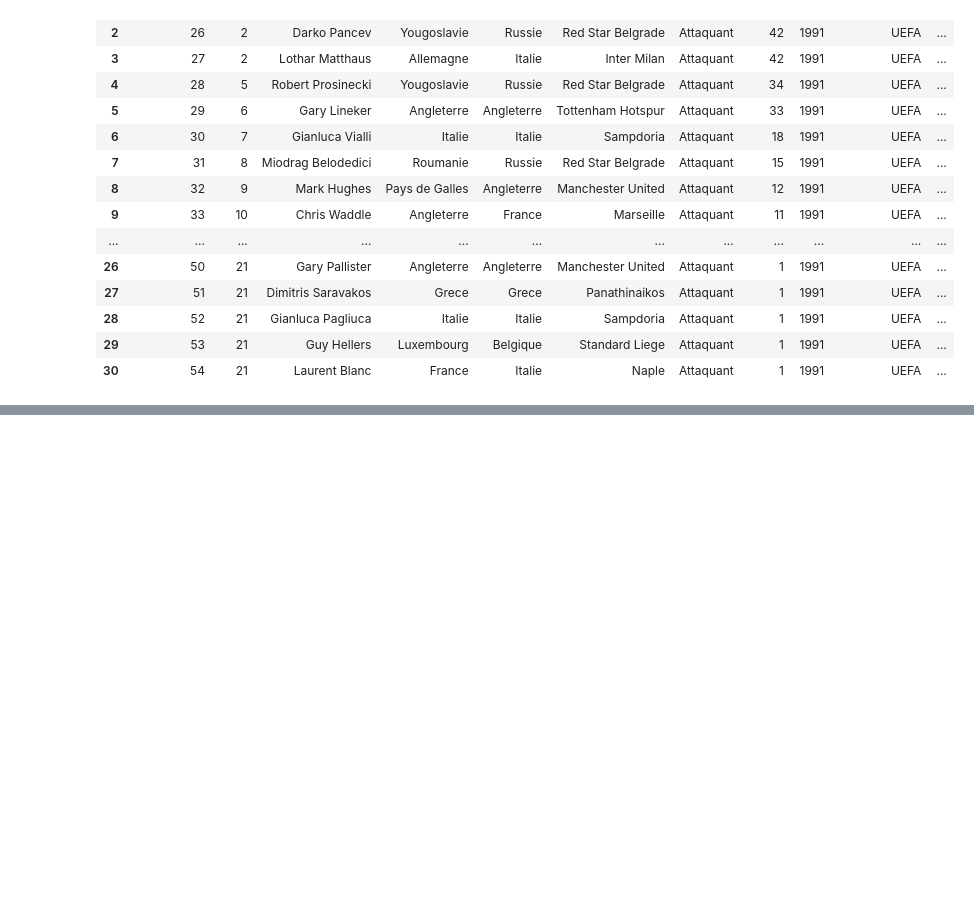
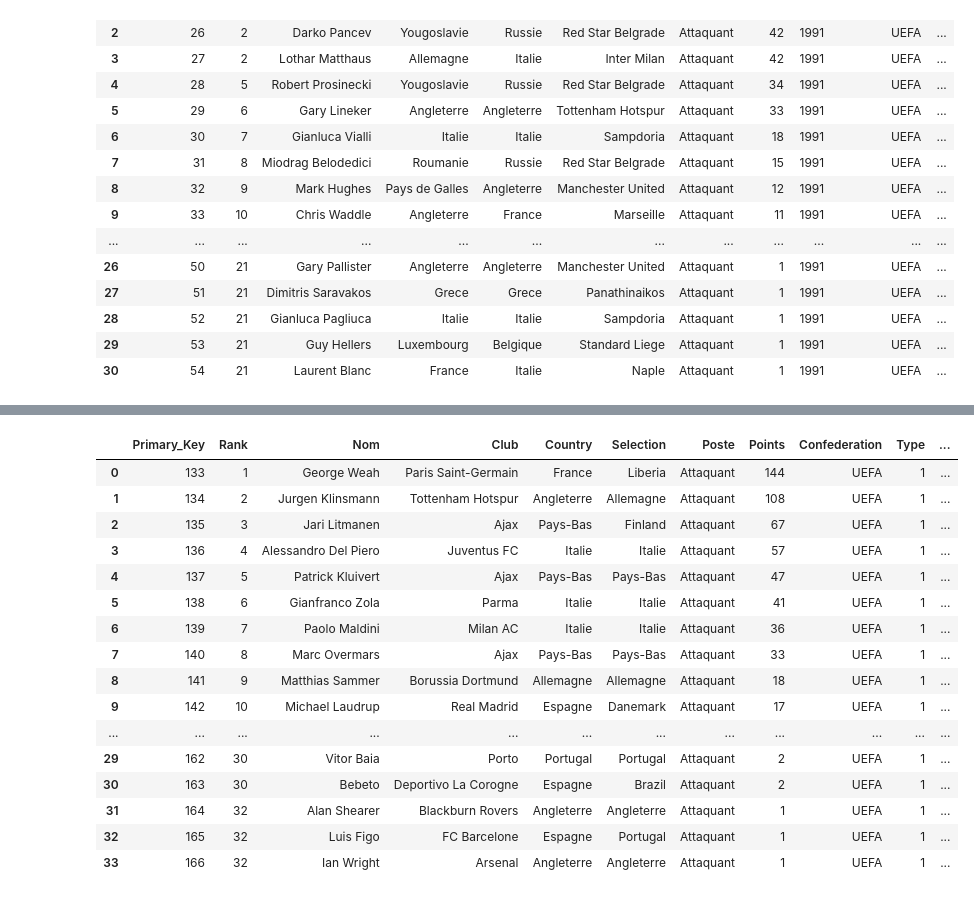
Before and after one commit to Lamessolo/BallonD_or_Analyse, a Jupyter notebook: Add_Column_Country.ipynb, the cells around one changed output, grey strips where cells are left out. Drawn from its saved outputs; the diff is of its cells as text; code cells hidden in the pictures; blank space fills up the shorter version.

Commit message:
Collecte et clean data

```diff
--- a/Add_Column_Country.ipynb
+++ b/Add_Column_Country.ipynb
@@ -514,3 +514,75 @@ La colonne 'Country' existe dans le DataFrame.
 | 25 | 130 | 24 | Martin Dahlin | Suede | Allemagne | Borussia Mönchengladbach | Attaquant | 1 | UEFA | 1 | ... |
 | 26 | 131 | 24 | Pep Guardiola | Espagne | Espagne | FC Barcelone | Attaquant | 1 | UEFA | 1 | ... |
 | 27 | 132 | 24 | Andreas Moller | Allemagne | Allemagne | Borussia Dortmund | Attaquant | 1 | UEFA | 1 | ... |
+# %%
+#Ouvrir et lire le csv necessaire
+import pandas as pd
+
+tab_players_1995 = pd.read_csv("players_90_99/tab_players_1995.csv")
+
+# Ajouter une colonne au tableau de joueurs appeler "country" si elle n'existe pas
+# Vérification de l'existence de la colonne
+column_country = 'Country'
+if column_country in tab_players_1995.columns:
+    print(f"La colonne '{column_country}' existe dans le DataFrame.")
+else:
+    print(f"La colonne '{column_country}' n'existe pas dans le DataFrame.")
+       # Ajouter une colonne au tableau de joueurs appeler "country"
+    tab_players_1995.insert(loc=4, column='Country', value='neant')
+
+
+# Modifier une cellule spécifique
+tab_players_1995.at[0,'Club'] = 'Paris Saint-Germain'
+# Modifier une cellule spécifique
+tab_players_1995.at[1,'Club'] = 'Tottenham Hotspur'
+tab_players_1995.at[26,'Club'] = 'Real Zaragoza'
+
+# Creer des listes par pays des differentes équipes
+france_liste = ["Paris Saint-Germain","Nice","Marseille","Auxerre","Monaco","Caen"]
+espagne_liste = ["FC Barcelone","Atletico Madrid","Real Madrid","Barcelone","Deportivo La Corogne"]
+italie_liste = ["Juventus FC","Sampdoria","Real Zaragoza",
+                "Milan AC","Inter Milan","Fiorentina","Roma","Lazio","Naple","Torino","Pisa","Parma","Atalanta"]
+allemagne_liste=["FC Cologne","Cologne","Werder Bremen","Hamburger SV", "Kaiserslautern",
+                 "Borussia Dortmund","VfB Stuttgart","Bayern Munich","Karlsruher SC","Borussia Mönchengladbach"]
+angleterre_liste=["Liverpool","Celtic","Aberdeen","Derby County","Newcastle United","Leeds United","Blackburn Rovers",
+                  "Tottenham Hotspur","Aston Villa","Nottingham Forest","Manchester United","Rangers","Arsenal"]
+belguim_liste=["Mechelen","Standard Liege"]
+russie_liste=["Red Star Belgrade"]
+roumania_liste=["Steauat Bucarest"]
+ukraine_liste=["Dynamo Kiev"]
+portugal_liste=["Porto","FC Porto","Benfica","Sporting CP"]
+greece_liste=["Panathinaikos","AEK Athens"]
+hollande_liste=["Ajax","PSV Eindhoven"]
+#Je modify value of  country column
+# Vérifier si la valeur de la colonne 'Selection' se trouve dans le tableau de valeurs
+french_club = tab_players_1995['Club'].isin(france_liste)
+spain_club = tab_players_1995['Club'].isin(espagne_liste)
+italie_Club = tab_players_1995['Club'].isin(italie_liste)
+allemagne_Club = tab_players_1995['Club'].isin(allemagne_liste)
+angleterre_Club = tab_players_1995['Club'].isin(angleterre_liste)
+belguim_Club = tab_players_1995['Club'].isin(belguim_liste)
+russie_Club = tab_players_1995['Club'].isin(russie_liste)
+roumania_Club = tab_players_1995['Club'].isin(roumania_liste)
+ukraine_Club = tab_players_1995['Club'].isin(ukraine_liste)
+greece_Club = tab_players_1995['Club'].isin(greece_liste)
+hollande_Club = tab_players_1995['Club'].isin(hollande_liste)
+portugal_Club = tab_players_1995['Club'].isin(portugal_liste)
+
+# Modifier la valeur de la colonne 'Type' en fonction de la condition
+tab_players_1995.loc[french_club, 'Country'] = 'France'
+tab_players_1995.loc[spain_club, 'Country'] = 'Espagne'
+tab_players_1995.loc[italie_Club, 'Country'] = 'Italie'
+tab_players_1995.loc[allemagne_Club, 'Country'] = 'Allemagne'
+tab_players_1995.loc[angleterre_Club, 'Country'] = 'Angleterre'
+tab_players_1995.loc[belguim_Club, 'Country'] = 'Belgique'
+tab_players_1995.loc[russie_Club, 'Country'] = 'Russie'
+tab_players_1995.loc[ukraine_Club, 'Country'] = 'Ukraine'
+tab_players_1995.loc[roumania_Club, 'Country'] = 'Roumanie'
+tab_players_1995.loc[greece_Club, 'Country'] = 'Grece'
+tab_players_1995.loc[hollande_Club, 'Country'] = 'Pays-Bas'
+tab_players_1995.loc[portugal_Club, 'Country'] = 'Portugal'
+
+ # ecrire un dataframe dans un fichier
+tab_players_1995.to_csv(r'C:\Users\messj\Ballon_d_Or\players_90_99\tab_players_1995.csv', sep = ',',header=True, index=False)
+tab_players_1995
+# %% [output]
@@ -516,0 +590,17 @@ La colonne 'Country' existe dans le DataFrame.
+|  | Primary_Key | Rank | Nom | Club | Country | Selection | Poste | Points | Confederation | Type | ... |
+| 0 | 133 | 1 | George Weah | Paris Saint-Germain | France | Liberia | Attaquant | 144 | UEFA | 1 | ... |
+| 1 | 134 | 2 | Jurgen Klinsmann | Tottenham Hotspur | Angleterre | Allemagne | Attaquant | 108 | UEFA | 1 | ... |
+| 2 | 135 | 3 | Jari Litmanen | Ajax | Pays-Bas | Finland | Attaquant | 67 | UEFA | 1 | ... |
+| 3 | 136 | 4 | Alessandro Del Piero | Juventus FC | Italie | Italie | Attaquant | 57 | UEFA | 1 | ... |
+| 4 | 137 | 5 | Patrick Kluivert | Ajax | Pays-Bas | Pays-Bas | Attaquant | 47 | UEFA | 1 | ... |
+| 5 | 138 | 6 | Gianfranco Zola | Parma | Italie | Italie | Attaquant | 41 | UEFA | 1 | ... |
+| 6 | 139 | 7 | Paolo Maldini | Milan AC | Italie | Italie | Attaquant | 36 | UEFA | 1 | ... |
+| 7 | 140 | 8 | Marc Overmars | Ajax | Pays-Bas | Pays-Bas | Attaquant | 33 | UEFA | 1 | ... |
+| 8 | 141 | 9 | Matthias Sammer | Borussia Dortmund | Allemagne | Allemagne | Attaquant | 18 | UEFA | 1 | ... |
+| 9 | 142 | 10 | Michael Laudrup | Real Madrid | Espagne | Danemark | Attaquant | 17 | UEFA | 1 | ... |
+| ... | ... | ... | ... | ... | ... | ... | ... | ... | ... | ... | ... |
+| 29 | 162 | 30 | Vitor Baia | Porto | Portugal | Portugal | Attaquant | 2 | UEFA | 1 | ... |
+| 30 | 163 | 30 | Bebeto | Deportivo La Corogne | Espagne | Brazil | Attaquant | 2 | UEFA | 1 | ... |
+| 31 | 164 | 32 | Alan Shearer | Blackburn Rovers | Angleterre | Angleterre | Attaquant | 1 | UEFA | 1 | ... |
+| 32 | 165 | 32 | Luis Figo | FC Barcelone | Espagne | Portugal | Attaquant | 1 | UEFA | 1 | ... |
+| 33 | 166 | 32 | Ian Wright | Arsenal | Angleterre | Angleterre | Attaquant | 1 | UEFA | 1 | ... |
```
Also changed, not shown: parts of 14 cells of this notebook, 18 other files.
